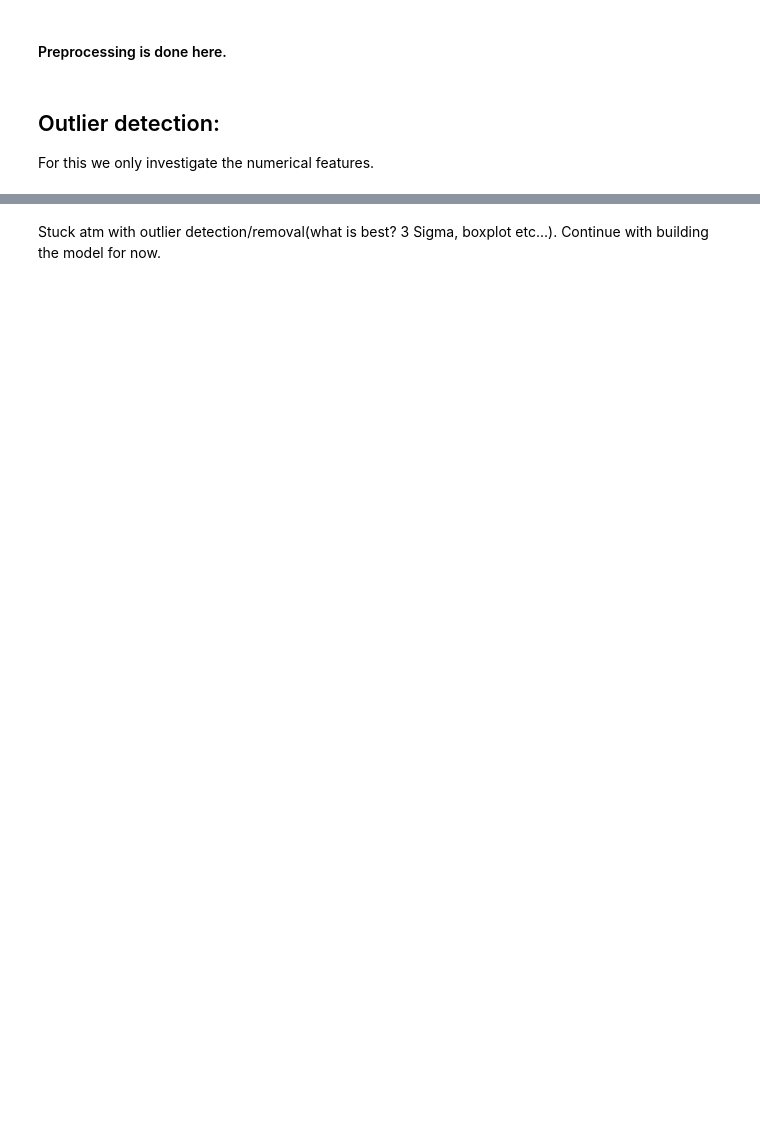
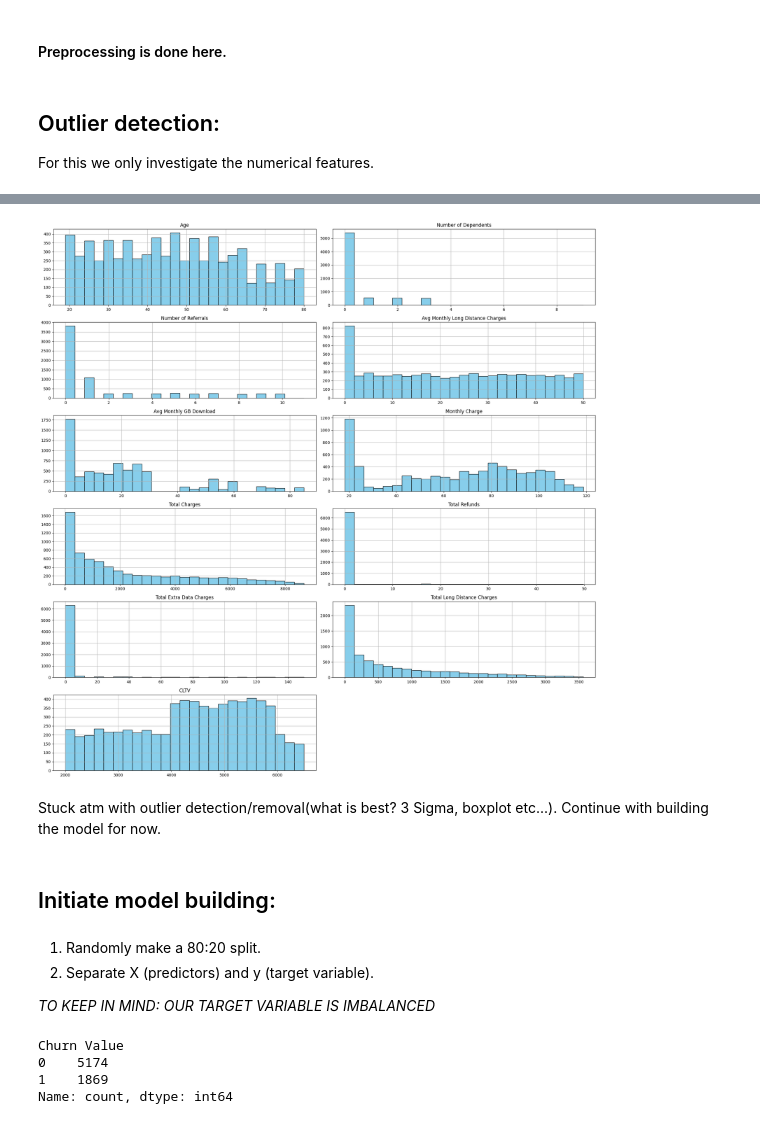
Before and after one commit to magumbert/telcom_churn_prediction, a Jupyter notebook: churn_analysis.ipynb, the cells around one changed output, grey strips where cells are left out. Drawn from its saved outputs; the diff is of its cells as text; code cells hidden in the pictures; blank space fills up the shorter version.

Commit message:
updated churn analysis file

```diff
--- a/churn_analysis.ipynb
+++ b/churn_analysis.ipynb
@@ -330,2 +374,19 @@ for j in range(i + 1, len(axes)):
+# %%
+exclude_columns = ['Tenure in Months', 'Total Revenue'] # removed these columns prior during preprocessing
+numeric_columns_to_plot = [col for col in numeric_columns if col not in exclude_columns]
+
+# Plotting histograms for the filtered numeric columns
+df[numeric_columns_to_plot].hist(figsize=(20, 20), bins=25, layout=(6, 2), color='skyblue', edgecolor='black')
+plt.tight_layout()
+plt.show()
+# %% [output]
+[figure, added]
 # %% [markdown]
 Stuck atm with outlier detection/removal(what is best? 3 Sigma, boxplot etc...). Continue with building the model for now.
+# %% [markdown]
+## Initiate model building:
+# %% [markdown]
+1. Randomly make a 80:20 split.
+2. Separate X (predictors) and y (target variable).
+
+*TO KEEP IN MIND: OUR TARGET VARIABLE IS IMBALANCED*
@@ -331,0 +396,7 @@ Stuck atm with outlier detection/removal(what is best? 3 Sigma, boxplot etc...).
+# %%
+y.value_counts()
+# %% [output]
+Churn Value
+0    5174
+1    1869
+Name: count, dtype: int64
```
Also changed, not shown: parts of 44 cells of this notebook.
